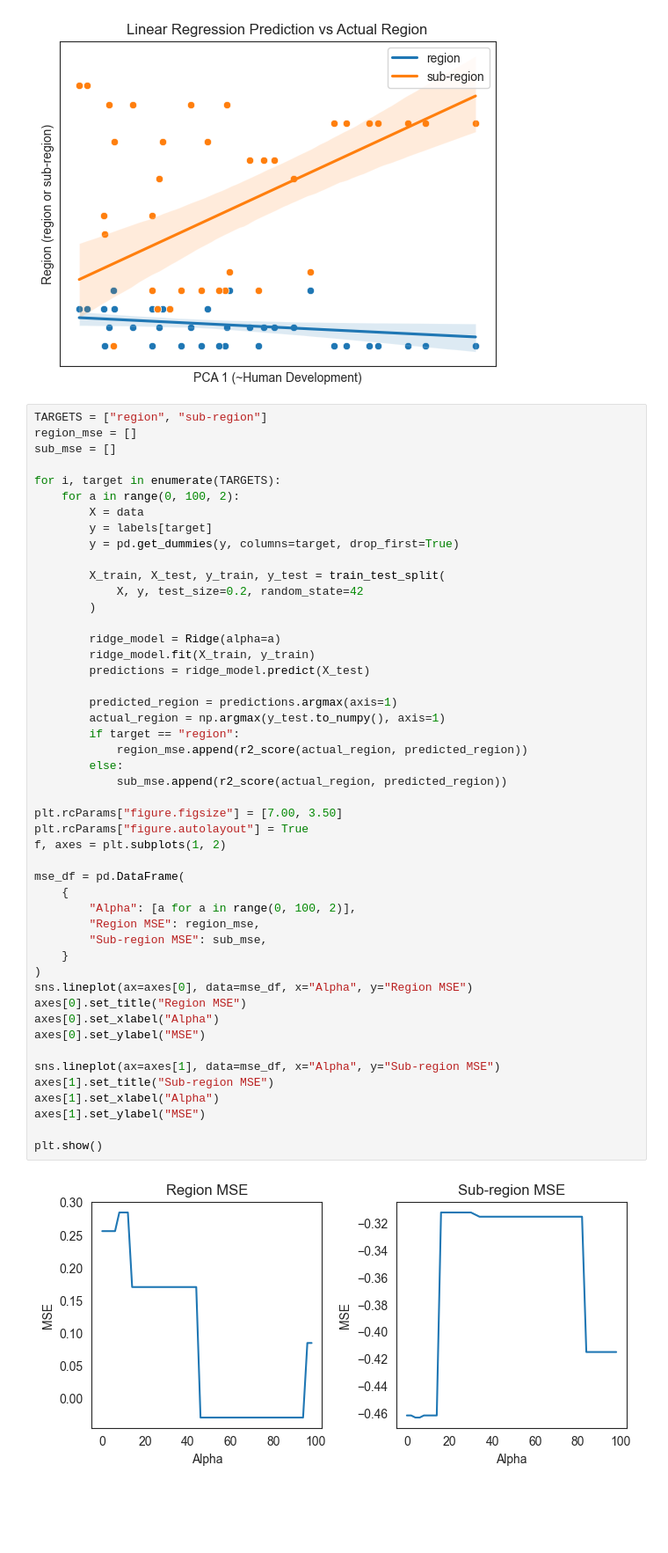
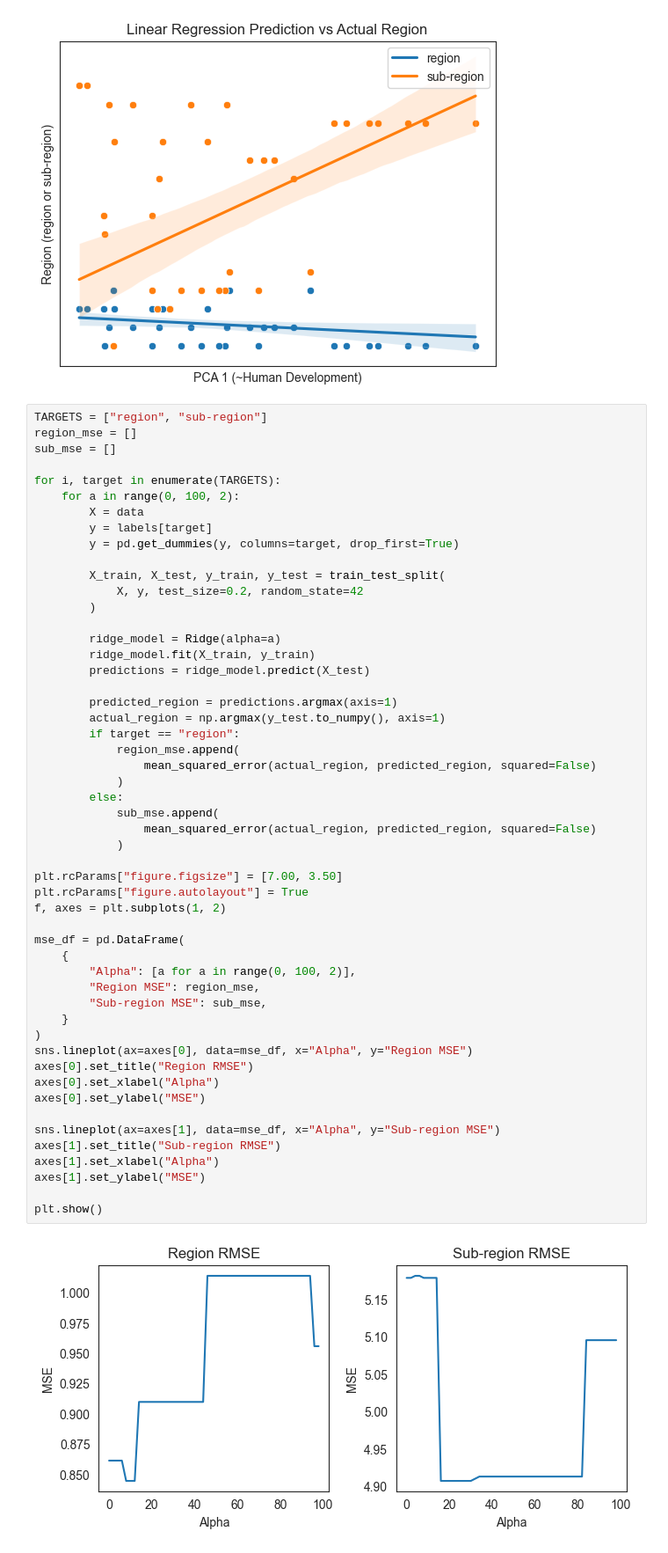
Before and after one commit to anshvijay28/ML_project, a Jupyter notebook: project/regression.ipynb, the cells around one changed output. Shown: that part at 88% size. Cells and saved outputs as stored; diff of their text form; blank space fills up the shorter version.

Commit message:
fix rmse again

```diff
--- a/project/regression.ipynb
+++ b/project/regression.ipynb
@@ -103,38 +103,42 @@ for i, target in enumerate(TARGETS):
         ridge_model = Ridge(alpha=a)
         ridge_model.fit(X_train, y_train)
         predictions = ridge_model.predict(X_test)
 
         predicted_region = predictions.argmax(axis=1)
         actual_region = np.argmax(y_test.to_numpy(), axis=1)
         if target == "region":
-            region_mse.append(r2_score(actual_region, predicted_region))
+            region_mse.append(
+                mean_squared_error(actual_region, predicted_region, squared=False)
+            )
         else:
-            sub_mse.append(r2_score(actual_region, predicted_region))
+            sub_mse.append(
+                mean_squared_error(actual_region, predicted_region, squared=False)
+            )
 
 plt.rcParams["figure.figsize"] = [7.00, 3.50]
 plt.rcParams["figure.autolayout"] = True
 f, axes = plt.subplots(1, 2)
 
 mse_df = pd.DataFrame(
     {
         "Alpha": [a for a in range(0, 100, 2)],
         "Region MSE": region_mse,
         "Sub-region MSE": sub_mse,
     }
 )
 sns.lineplot(ax=axes[0], data=mse_df, x="Alpha", y="Region MSE")
-axes[0].set_title("Region MSE")
+axes[0].set_title("Region RMSE")
 axes[0].set_xlabel("Alpha")
 axes[0].set_ylabel("MSE")
 
 sns.lineplot(ax=axes[1], data=mse_df, x="Alpha", y="Sub-region MSE")
-axes[1].set_title("Sub-region MSE")
+axes[1].set_title("Sub-region RMSE")
 axes[1].set_xlabel("Alpha")
 axes[1].set_ylabel("MSE")
 
 plt.show()
 # %% [output]
-[figure, old version]
+[figure, new version]
 # %%
 TARGETS = ["region", "sub-region"]
 COLORS = ["blue", "orange"]
```
Also changed, not shown: parts of 1 cell of this notebook.
